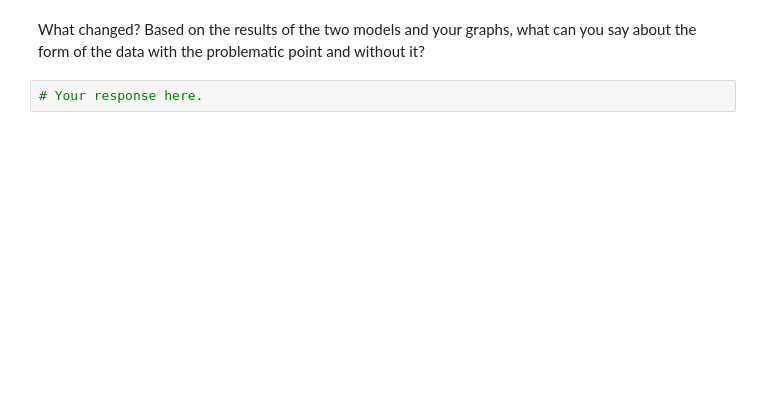
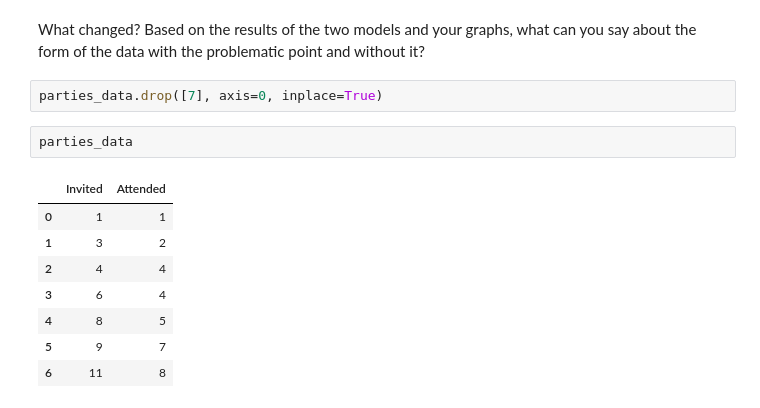
Before and after one commit to pablosivila/bootcamp_ironhack, a Jupyter notebook: week5/lab-regression-analysis/your-code.ipynb, the cells around one changed output. Drawn from its saved outputs; the diff is of its cells as text; blank space fills up the shorter version.

```diff
--- a/week5/lab-regression-analysis/your-code.ipynb
+++ b/week5/lab-regression-analysis/your-code.ipynb
@@ -436,4 +439,15 @@ Do you see any problematic points, or outliers, in your data? Remove these point
 # %% [markdown]
 What changed? Based on the results of the two models and your graphs, what can you say about the form of the data with the problematic point and without it?
-# %%
-# Your response here.
+# %%
+parties_data.drop([7], axis=0, inplace=True)
+# %%
+parties_data
+# %% [output]
+|  | Invited | Attended |
+| 0 | 1 | 1 |
+| 1 | 3 | 2 |
+| 2 | 4 | 4 |
+| 3 | 6 | 4 |
+| 4 | 8 | 5 |
+| 5 | 9 | 7 |
+| 6 | 11 | 8 |
```
Also changed, not shown: parts of 12 cells of this notebook, 28 other files.
